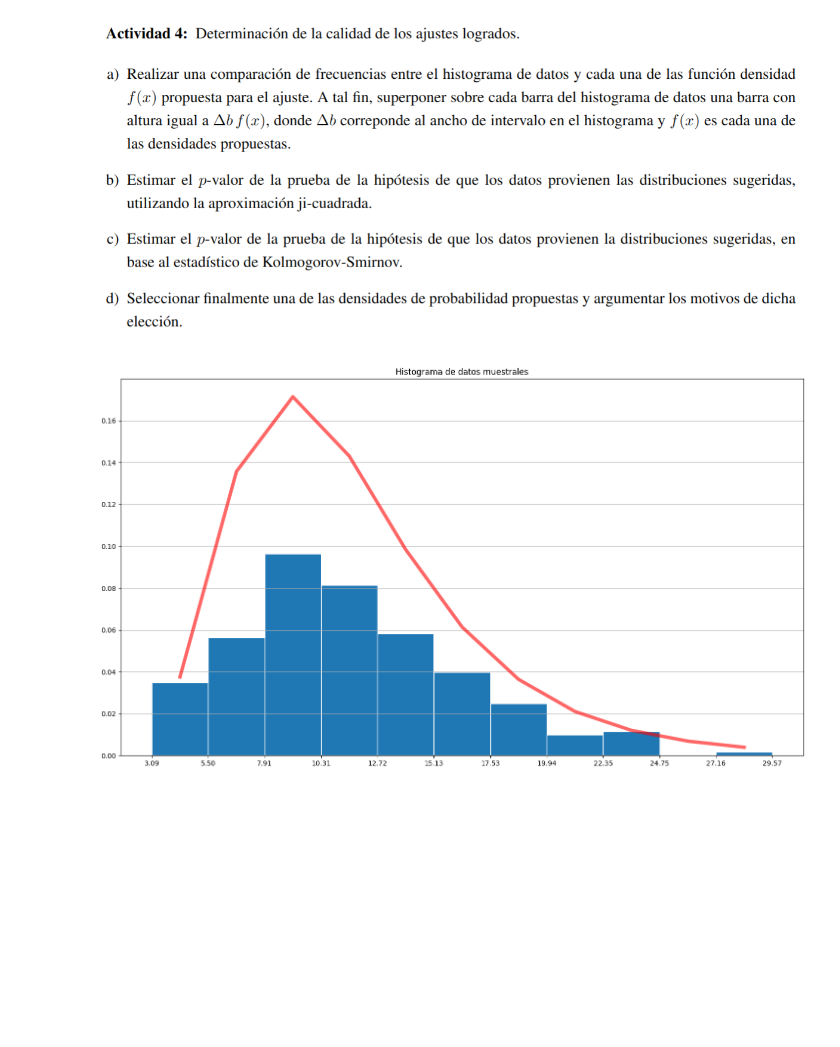
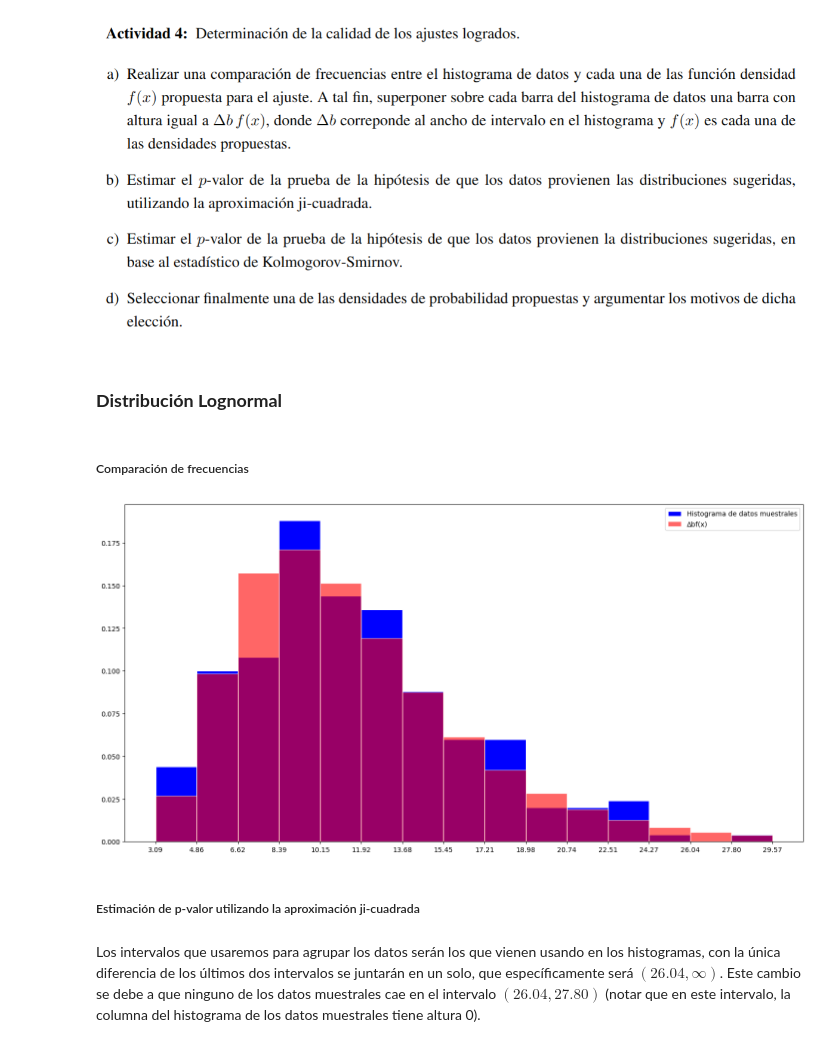
Before and after one commit to basbenja/TP-Modelos-y-Simulacion-2023, a Jupyter notebook: bas-mondejar.ipynb, the cells around one changed output. Cells and saved outputs as stored; diff of their text form; code cells hidden in the pictures; blank space fills up the shorter version.

```diff
--- a/bas-mondejar.ipynb
+++ b/bas-mondejar.ipynb
@@ -130,15 +182,20 @@ $$
 \^{\sigma} = \left[    \frac{\sum_{i=1}^{n} {(ln(X_i) - \^{\mu})^2}}{n}    \right]^{\frac{1}{2}}
 $$
 # %%
-est_mu = 0
-for X in data:
-    est_mu += np.log(X)
-est_mu /= tam_muestral
-print(f'Estimación de Máxima Verosimilitud para mu: {est_mu}')
+def est_mu_sigma_lognormal(data):
+    _mu = 0
+    for X in data:
+        _mu += np.log(X)
+    _mu /= len(data)
 
-est_sigma = 0
-for X in data:
-    est_sigma += (np.log(X) - est_mu)**2
-est_sigma /= tam_muestral
-est_sigma **= (1/2)
-print(f'Estimación de Máxima Verosimilitud para sigma: {est_sigma}')
+    _sigma = 0
+    for X in data:
+        _sigma += (np.log(X) - _mu)**2
+    _sigma /= tam_muestral
+    _sigma **= (1/2)
+
+    return _mu, _sigma
+
+_mu, _sigma = est_mu_sigma_lognormal(data)
+print(f'Estimación de Máxima Verosimilitud para mu: {_mu}')
+print(f'Estimación de Máxima Verosimilitud para sigma: {_sigma}')
@@ -194,24 +242,22 @@ $$
 # %% [markdown]
 ![image.png](attachment:image.png)
-# %%
-k = int(np.sqrt(tam_muestral))
-fig, ax = plt.subplots(figsize=[18,10])
-n, bins, patches = ax.hist(data, bins=k, edgecolor="white", density=True)
-ax.grid(axis='y')
-plt.title('Histograma de datos muestrales')
-plt.xticks(bins)
-
-delta_b = (M - m) / k
-x = [(bins[i] + bins[i+1])/2 for i in range (len(bins)-1)]
-ax.plot(x, lognorm.pdf(x, s=est_sigma, loc=0, scale=np.exp(est_mu)) * delta_b,
-        'r-', lw=5, alpha=0.6, label='lognorm pdf')
-
-plt.show()
-
-# frec_log_normal = []
-# delta_b = (M-m)/25
-# for i in range(25):
-#     ext_izq = m+i*delta_b
-#     ext_der = ext_izq+delta_b
-# %% [output]
-[figure, removed]
+# %% [markdown]
+### **Distribución Lognormal**
+# %%
+lognorm_mu_sigma = lambda mu,sigma: lognorm(s=sigma, loc=0, scale=np.exp(mu))
+lognorm_H0 = lognorm_mu_sigma(mu=_mu, sigma=_sigma)
+# %% [markdown]
+##### Comparación de frecuencias
+# %%
+fig, ax = plt.subplots(figsize=[18,9])
+histograma(ax, alturas=proporciones, color='blue', transparencia=1,
+    label='Histograma de datos muestrales')
+
+puntos_medios = [(extremos[i] + extremos[i+1])/2 for i in range (len(extremos)-1)]
+alturas_delta_b_f =  lognorm_H0.pdf(puntos_medios) * ancho
+histograma(ax, alturas=alturas_delta_b_f, color='red', transparencia=0.6,
+    label='Δbf(x)')
+
+plt.show()
+# %% [output]
+[figure, added]
@@ -217,0 +267,4 @@ plt.show()
+# %% [markdown]
+##### Estimación de p-valor utilizando la aproximación ji-cuadrada
+# %% [markdown]
+Los intervalos que usaremos para agrupar los datos serán los que vienen usando en los histogramas, con la única diferencia de los últimos dos intervalos se juntarán en un solo, que específicamente será $(26.04, \infty)$. Este cambio se debe a que ninguno de los datos muestrales cae en el intervalo $(26.04, 27.80)$ (notar que en este intervalo, la columna del histograma de los datos muestrales tiene altura 0).
```
Also changed, not shown: parts of 25 cells of this notebook.
